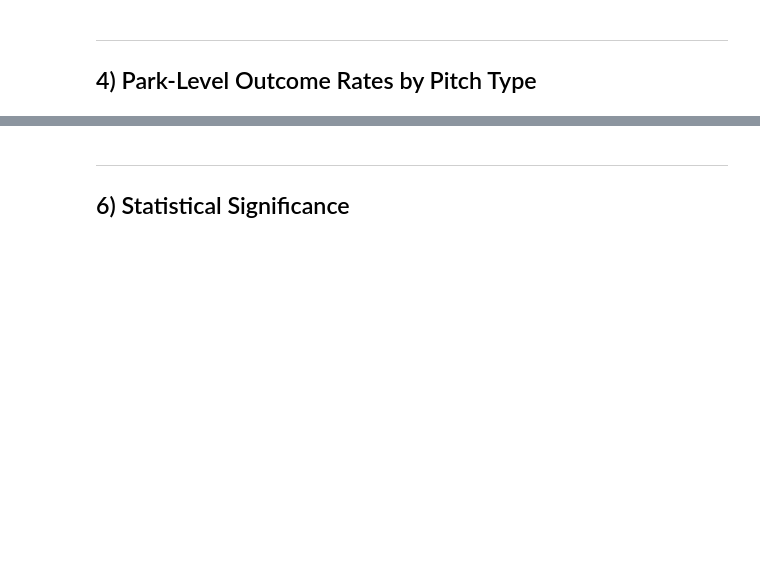
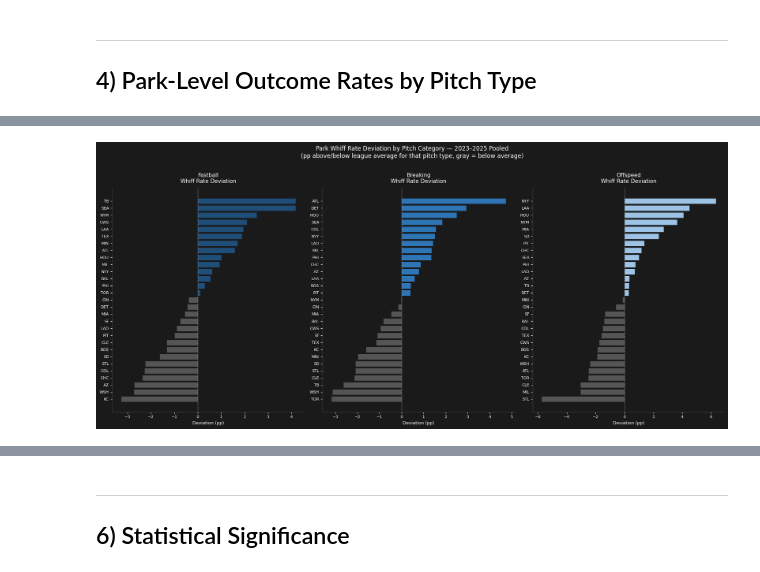
Before and after one commit to brycemgelarden/MLB_Ballpark_Factor_Analysis, a Jupyter notebook: notebooks/05_swing_outcome_by_pitch.ipynb, the cells around one changed output, grey strips where cells are left out. Saved outputs shown, nothing was run; the diff lists cells and outputs as text; code cells hidden in the pictures; blank space fills up the shorter version.

Commit message:
05_section5_work

```diff
--- a/notebooks/05_swing_outcome_by_pitch.ipynb
+++ b/notebooks/05_swing_outcome_by_pitch.ipynb
@@ -290,0 +326,12 @@ ___
+# %%
+# Deviation from league-wide category baseline established from Section 2
+deviations = {}
+for cat in ["Fastball", "Breaking", "Offspeed"]:
+    park_rates = park_category_rates.xs(cat, level="pitch_category")[["whiff", "foul", "in_play"]]
+    baseline   = category_baseline.loc[cat, ["whiff", "foul", "in_play"]]
+    deviations[cat] = park_rates.subtract(baseline, axis=1)
+
+print("Deviation from League Baseline by Pitch Category (percentage points)\n")
+for cat in ["Fastball", "Breaking", "Offspeed"]:
+    print(f"\n── {cat} ──────────────────────────────")
+    print(deviations[cat].sort_values("whiff", ascending=False).round(2).to_string())
@@ -290,0 +356,33 @@ ___
+# %%
+# Visualizing Whiff Rate Deviations by Pitch Category (Level 1)
+
+fig, axes = plt.subplots(1, 3, figsize=(18, 8), sharey=False)
+
+for ax, cat in zip(axes, ["Fastball", "Breaking", "Offspeed"]):
+    dev = deviations[cat]["whiff"].sort_values(ascending=True)
+    colors = [COLORS[cat] if v > 0 else "#555555" for v in dev.values]
+
+    ax.barh(
+        dev.index,
+        dev.values,
+        color=colors,
+        edgecolor="#1a1a1a",
+        linewidth=0.5,
+    )
+    ax.axvline(0, color="white", linewidth=0.8, linestyle="--", alpha=0.6)
+    ax.set_title(f"{cat}\nWhiff Rate Deviation", color="white", fontsize=11, pad=10)
+    ax.set_xlabel("Deviation (pp)", color="white", fontsize=9)
+    ax.tick_params(colors="white", labelsize=8)
+    ax.set_facecolor("#1a1a1a")
+    ax.spines[["top", "right"]].set_visible(False)
+    ax.spines[["left", "bottom"]].set_color("#444444")
+
+fig.patch.set_facecolor("#1a1a1a")
+fig.suptitle(
+    "Park Whiff Rate Deviation by Pitch Category — 2023–2025 Pooled\n(pp above/below league average for that pitch type, gray = below average)",
+    color="white", fontsize=12, y=1.01
+)
+plt.tight_layout()
+plt.show()
+# %% [output]
+[figure, added]
```
Also changed, not shown: parts of 6 cells of this notebook.
